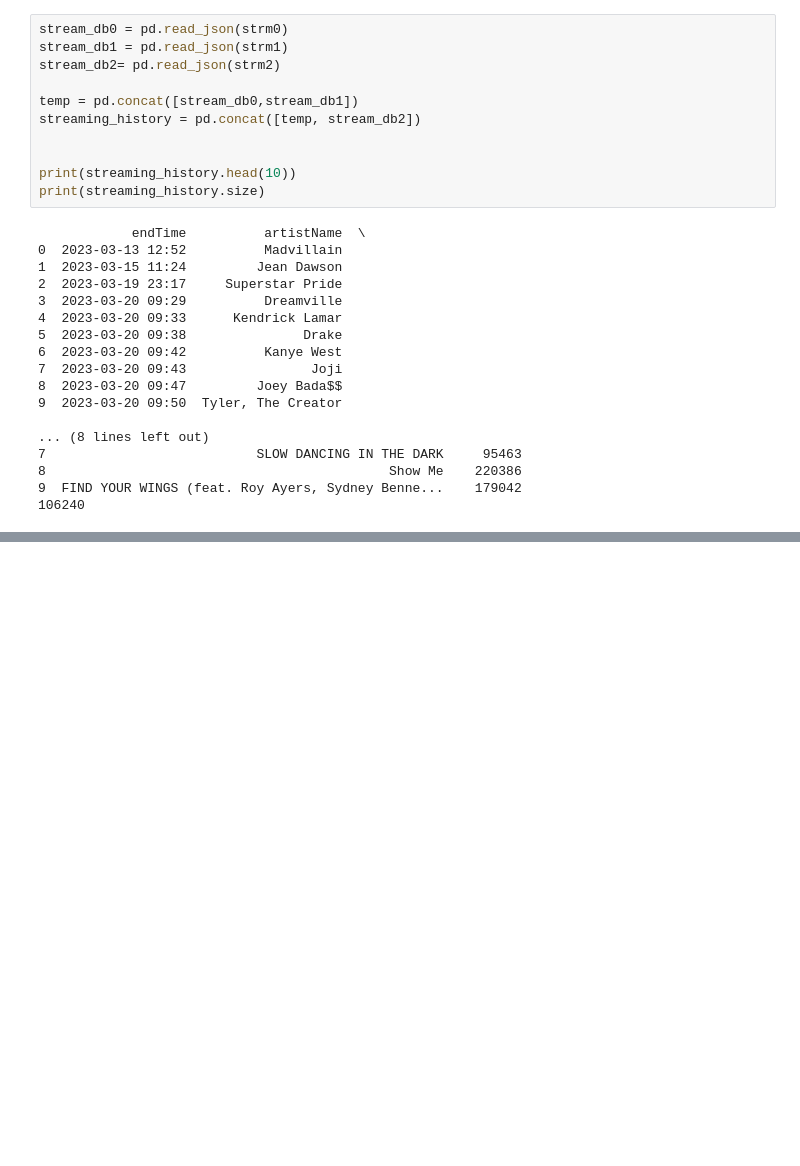
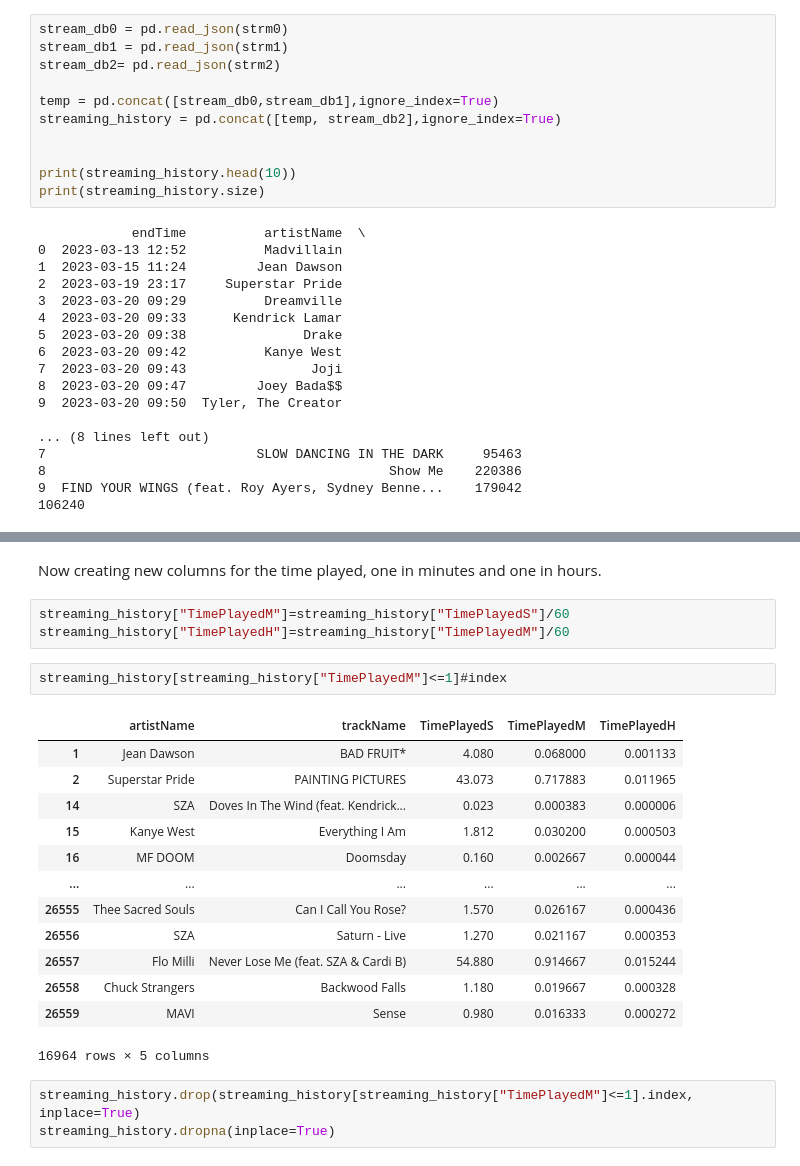
Before and after one commit to walex999/Spotify, a Jupyter notebook: spotify_analysis.ipynb, the cells around one changed output, grey strips where cells are left out. Drawn from its saved outputs; the diff is of its cells as text; blank space fills up the shorter version.

```diff
--- a/spotify_analysis.ipynb
+++ b/spotify_analysis.ipynb
@@ -30,8 +30,8 @@ stream_db0 = pd.read_json(strm0)
 stream_db1 = pd.read_json(strm1)
 stream_db2= pd.read_json(strm2)
 
-temp = pd.concat([stream_db0,stream_db1])
-streaming_history = pd.concat([temp, stream_db2])
+temp = pd.concat([stream_db0,stream_db1],ignore_index=True)
+streaming_history = pd.concat([temp, stream_db2],ignore_index=True)
 
 
 print(streaming_history.head(10))
@@ -58,0 +82,24 @@ print(streaming_history.size)
+# %% [markdown]
+Now creating new columns for the time played, one in minutes and one in hours.
+# %%
+streaming_history["TimePlayedM"]=streaming_history["TimePlayedS"]/60
+streaming_history["TimePlayedH"]=streaming_history["TimePlayedM"]/60
+# %%
+streaming_history[streaming_history["TimePlayedM"]<=1]#index
+# %% [output]
+|  | artistName | trackName | TimePlayedS | TimePlayedM | TimePlayedH |
+| 1 | Jean Dawson | BAD FRUIT* | 4.080 | 0.068000 | 0.001133 |
+| 2 | Superstar Pride | PAINTING PICTURES | 43.073 | 0.717883 | 0.011965 |
+| 14 | SZA | Doves In The Wind (feat. Kendrick... | 0.023 | 0.000383 | 0.000006 |
+| 15 | Kanye West | Everything I Am | 1.812 | 0.030200 | 0.000503 |
+| 16 | MF DOOM | Doomsday | 0.160 | 0.002667 | 0.000044 |
+| ... | ... | ... | ... | ... | ... |
+| 26555 | Thee Sacred Souls | Can I Call You Rose? | 1.570 | 0.026167 | 0.000436 |
+| 26556 | SZA | Saturn - Live | 1.270 | 0.021167 | 0.000353 |
+| 26557 | Flo Milli | Never Lose Me (feat. SZA & Cardi B) | 54.880 | 0.914667 | 0.015244 |
+| 26558 | Chuck Strangers | Backwood Falls | 1.180 | 0.019667 | 0.000328 |
+| 26559 | MAVI | Sense | 0.980 | 0.016333 | 0.000272 |
+16964 rows × 5 columns
+# %%
+streaming_history.drop(streaming_history[streaming_history["TimePlayedM"]<=1].index, inplace=True)
+streaming_history.dropna(inplace=True)
```
Also changed, not shown: parts of 10 cells of this notebook.
